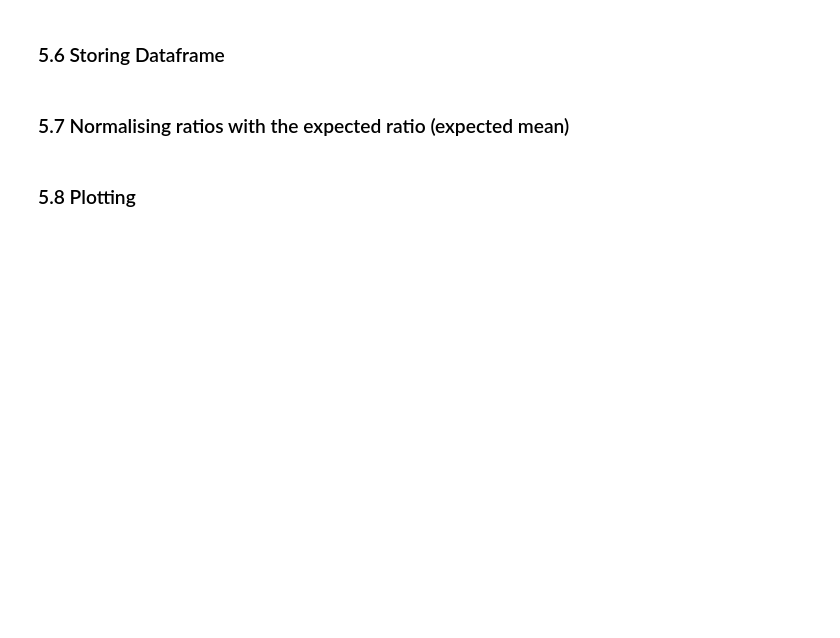
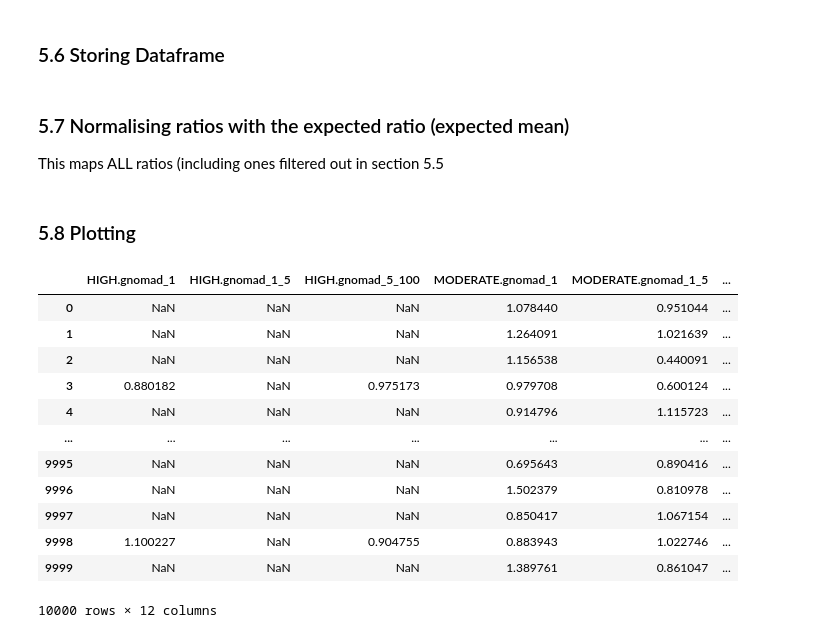
Before and after one commit to OligoGeneticDiseases/gen-toolbox, a Jupyter notebook: extra/stats-notebook.ipynb, the cells around one changed output. Saved outputs shown, nothing was run; the diff lists cells and outputs as text; code cells hidden in the pictures; blank space fills up the shorter version.

```diff
--- a/extra/stats-notebook.ipynb
+++ b/extra/stats-notebook.ipynb
@@ -364,6 +360,7 @@ fraction_results_1.to_csv("{0}_{1}_{2}.csv".format(case_count, control_count, it
 fraction_results_1.to_pickle("{0}_{1}_{2}.pkl".format(case_count, control_count, iterations))
 # %% [markdown]
 ### 5.7 Normalising ratios with the expected ratio (expected mean)
+This maps ALL ratios (including ones filtered out in section 5.5
 # %%
 fraction_results_2 = pd.DataFrame(ratios_vector/expected_ratio, columns=df_case.columns[1:].tolist())
 fraction_results_2.to_pickle("{0}_{1}_{2}_forgraph.pkl".format(case_count, control_count, iterations))
@@ -372 +372,17 @@ fraction_results_2.to_pickle("{0}_{1}_{2}_forgraph.pkl".format(case_count, contr
+# %%
+fraction_results_2
+# %% [output]
+|  | HIGH.gnomad_1 | HIGH.gnomad_1_5 | HIGH.gnomad_5_100 | MODERATE.gnomad_1 | MODERATE.gnomad_1_5 | ... |
+| 0 | NaN | NaN | NaN | 1.078440 | 0.951044 | ... |
+| 1 | NaN | NaN | NaN | 1.264091 | 1.021639 | ... |
+| 2 | NaN | NaN | NaN | 1.156538 | 0.440091 | ... |
+| 3 | 0.880182 | NaN | 0.975173 | 0.979708 | 0.600124 | ... |
+| 4 | NaN | NaN | NaN | 0.914796 | 1.115723 | ... |
+| ... | ... | ... | ... | ... | ... | ... |
+| 9995 | NaN | NaN | NaN | 0.695643 | 0.890416 | ... |
+| 9996 | NaN | NaN | NaN | 1.502379 | 0.810978 | ... |
+| 9997 | NaN | NaN | NaN | 0.850417 | 1.067154 | ... |
+| 9998 | 1.100227 | NaN | 0.904755 | 0.883943 | 1.022746 | ... |
+| 9999 | NaN | NaN | NaN | 1.389761 | 0.861047 | ... |
+10000 rows × 12 columns
 # %%
```
Also changed, not shown: parts of 19 cells of this notebook.
